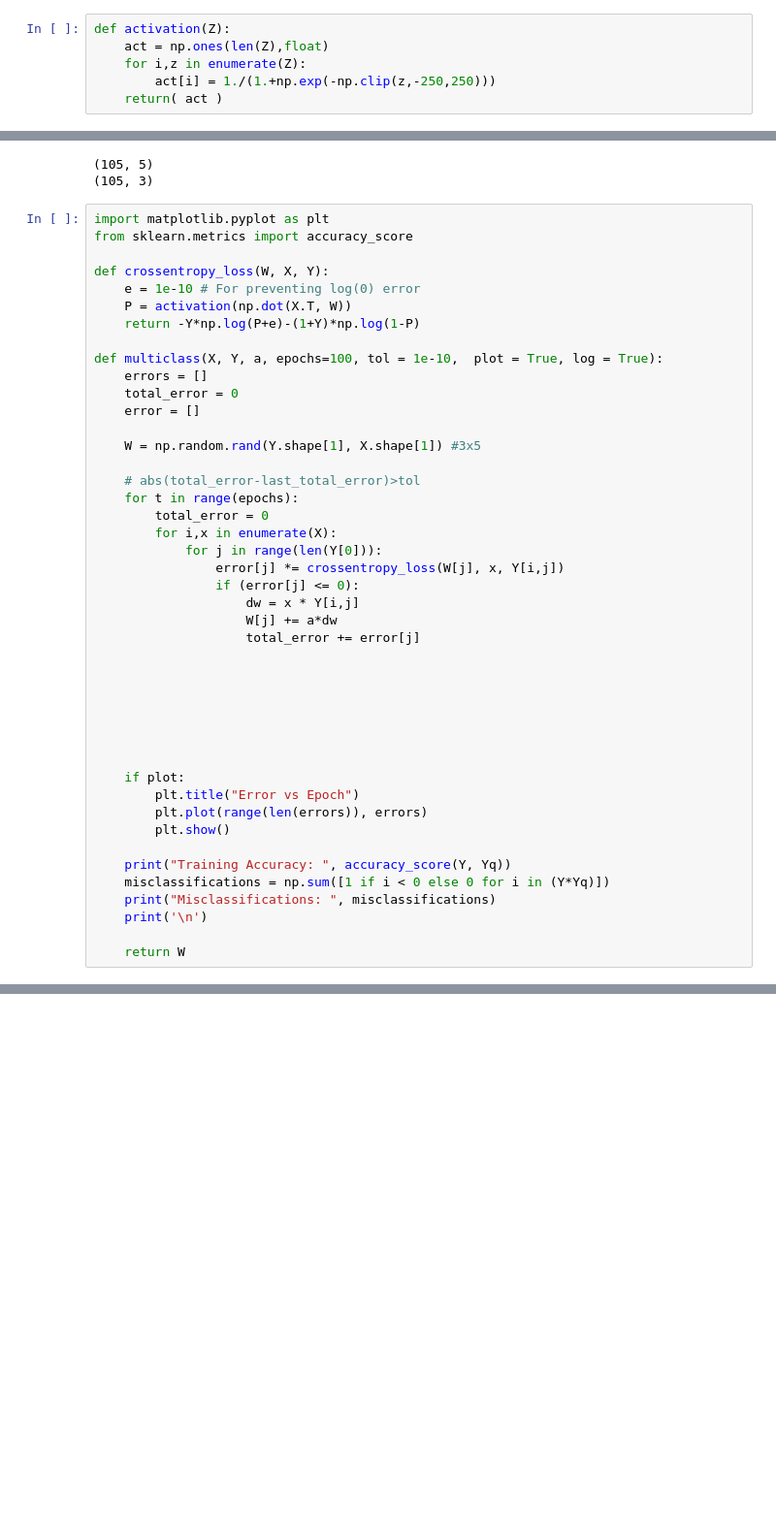
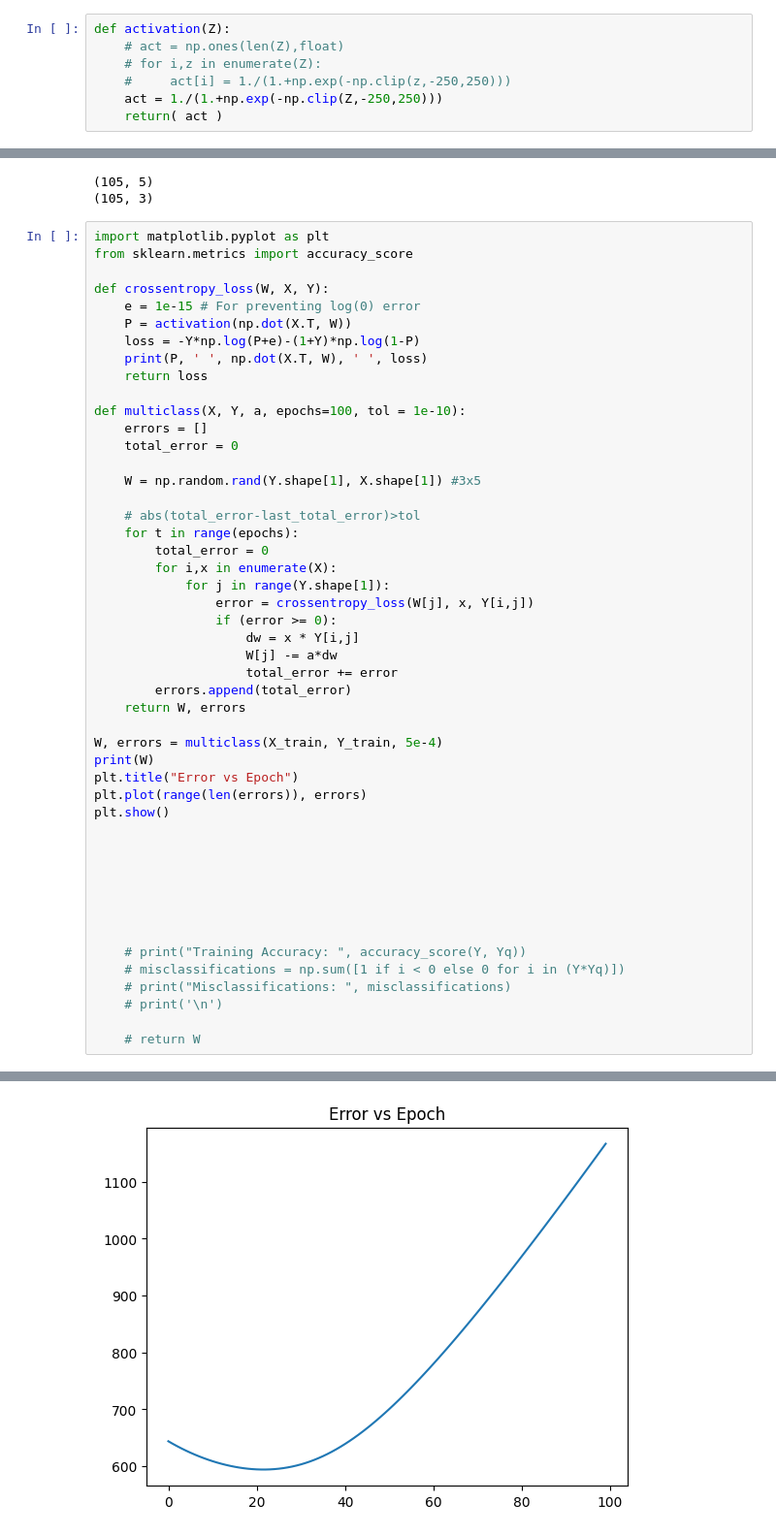
Before and after one commit to dvsh-n/Multiclass-Classification, a Jupyter notebook: main.ipynb, the cells around one changed output, grey strips where cells are left out. Shown at 97% size. Cells and saved outputs as stored; diff of their text form; blank space fills up the shorter version.

```diff
--- a/main.ipynb
+++ b/main.ipynb
@@ -30,9 +30,10 @@ X_std = stdsc.fit_transform(X)
 X_std = np.column_stack((ones, X_std))
 # %%
 def activation(Z):
-    act = np.ones(len(Z),float)
-    for i,z in enumerate(Z):
-        act[i] = 1./(1.+np.exp(-np.clip(z,-250,250)))
+    # act = np.ones(len(Z),float)
+    # for i,z in enumerate(Z):
+    #     act[i] = 1./(1.+np.exp(-np.clip(z,-250,250)))
+    act = 1./(1.+np.exp(-np.clip(Z,-250,250)))
     return( act )
 # %%
 from sklearn.preprocessing import OneHotEncoder
@@ -64,14 +65,15 @@ import matplotlib.pyplot as plt
 from sklearn.metrics import accuracy_score
 
 def crossentropy_loss(W, X, Y):
-    e = 1e-10 # For preventing log(0) error
+    e = 1e-15 # For preventing log(0) error
     P = activation(np.dot(X.T, W))
-    return -Y*np.log(P+e)-(1+Y)*np.log(1-P)
+    loss = -Y*np.log(P+e)-(1+Y)*np.log(1-P)
+    print(P, ' ', np.dot(X.T, W), ' ', loss)
+    return loss
 
-def multiclass(X, Y, a, epochs=100, tol = 1e-10,  plot = True, log = True):
+def multiclass(X, Y, a, epochs=100, tol = 1e-10):
     errors = []
     total_error = 0
-    error = []
 
     W = np.random.rand(Y.shape[1], X.shape[1]) #3x5
 
@@ -79,12 +81,20 @@ def multiclass(X, Y, a, epochs=100, tol = 1e-10,  plot = True, log = True):
     for t in range(epochs):
         total_error = 0
         for i,x in enumerate(X):
-            for j in range(len(Y[0])):
-                error[j] *= crossentropy_loss(W[j], x, Y[i,j])
-                if (error[j] <= 0):
+            for j in range(Y.shape[1]):
+                error = crossentropy_loss(W[j], x, Y[i,j])
+                if (error >= 0):
                     dw = x * Y[i,j]
-                    W[j] += a*dw
-                    total_error += error[j]
+                    W[j] -= a*dw
+                    total_error += error
+        errors.append(total_error)
+    return W, errors
+
+W, errors = multiclass(X_train, Y_train, 5e-4)
+print(W)
+plt.title("Error vs Epoch")
+plt.plot(range(len(errors)), errors)
+plt.show()
 
 
 
@@ -92,15 +102,10 @@ def multiclass(X, Y, a, epochs=100, tol = 1e-10,  plot = True, log = True):
 
 
 
-    if plot:
-        plt.title("Error vs Epoch")
-        plt.plot(range(len(errors)), errors)
-        plt.show()
+    # print("Training Accuracy: ", accuracy_score(Y, Yq))
+    # misclassifications = np.sum([1 if i < 0 else 0 for i in (Y*Yq)])
+    # print("Misclassifications: ", misclassifications)
+    # print('\n')
 
-    print("Training Accuracy: ", accuracy_score(Y, Yq))
-    misclassifications = np.sum([1 if i < 0 else 0 for i in (Y*Yq)])
-    print("Misclassifications: ", misclassifications)
-    print('\n')
-
-    return W
+    # return W
 # %% [output]
@@ -107,0 +129 @@ NameError: name 'Y' is not defined
+[figure, added]
```
Also changed, not shown: parts of 1 cell of this notebook.
